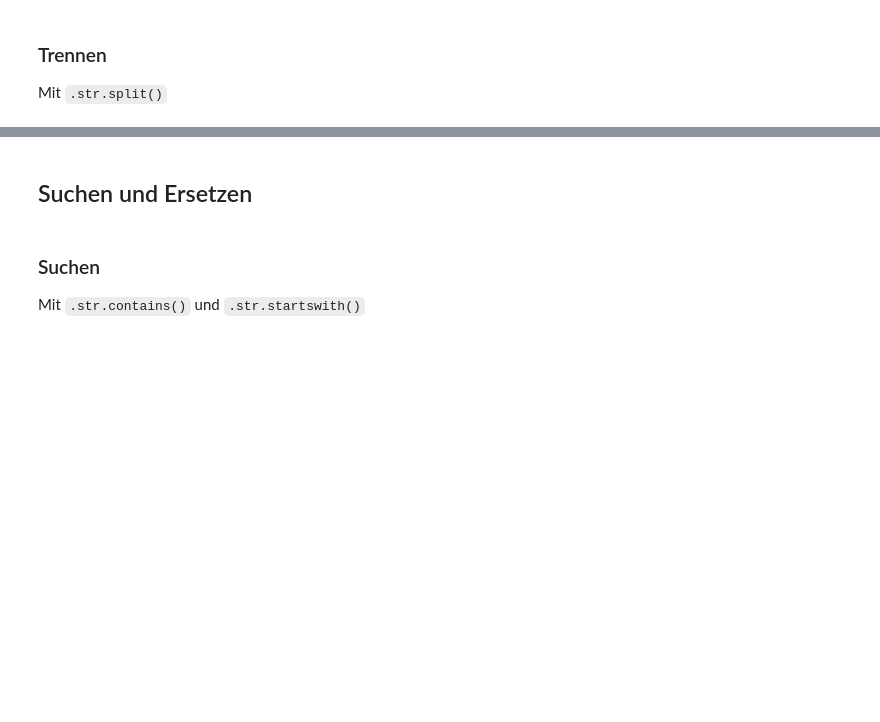
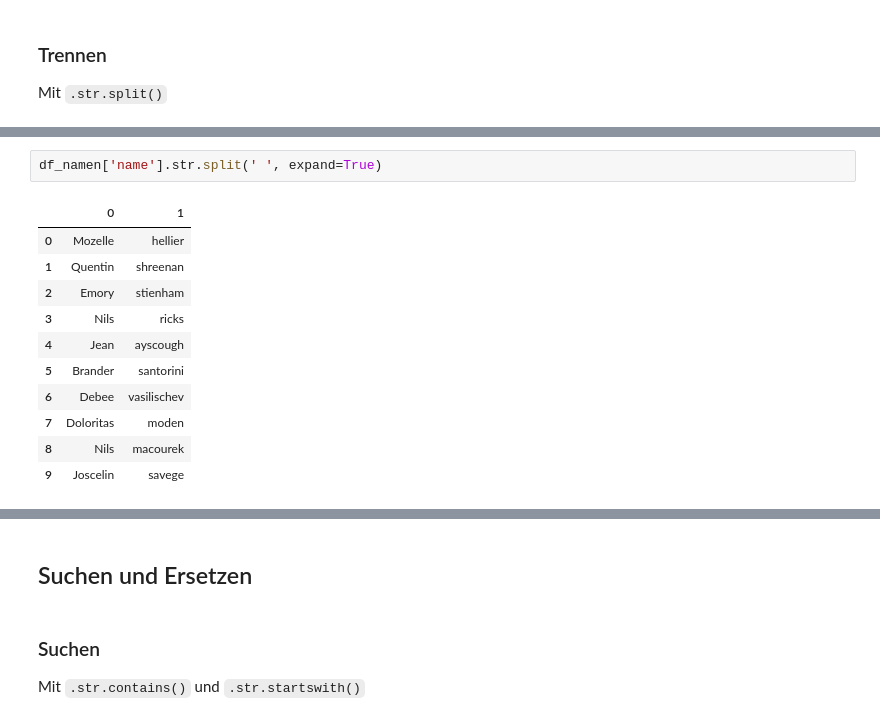
Before and after one commit to MonksterFX/pandas-basic, a Jupyter notebook: referent/05-Arbeiten mit Text.ipynb, the cells around one changed output, grey strips where cells are left out. Drawn from its saved outputs; the diff is of its cells as text; blank space fills up the shorter version.

```diff
--- a/referent/05-Arbeiten mit Text.ipynb
+++ b/referent/05-Arbeiten mit Text.ipynb
@@ -57 +196,15 @@ df_namen.head()
+# %%
+df_namen['name'].str.split(' ', expand=True)
+# %% [output]
+|  | 0 | 1 |
+| 0 | Mozelle | hellier |
+| 1 | Quentin | shreenan |
+| 2 | Emory | stienham |
+| 3 | Nils | ricks |
+| 4 | Jean | ayscough |
+| 5 | Brander | santorini |
+| 6 | Debee | vasilischev |
+| 7 | Doloritas | moden |
+| 8 | Nils | macourek |
+| 9 | Joscelin | savege |
 # %%
```
Also changed, not shown: parts of 19 cells of this notebook, 14 other files.
